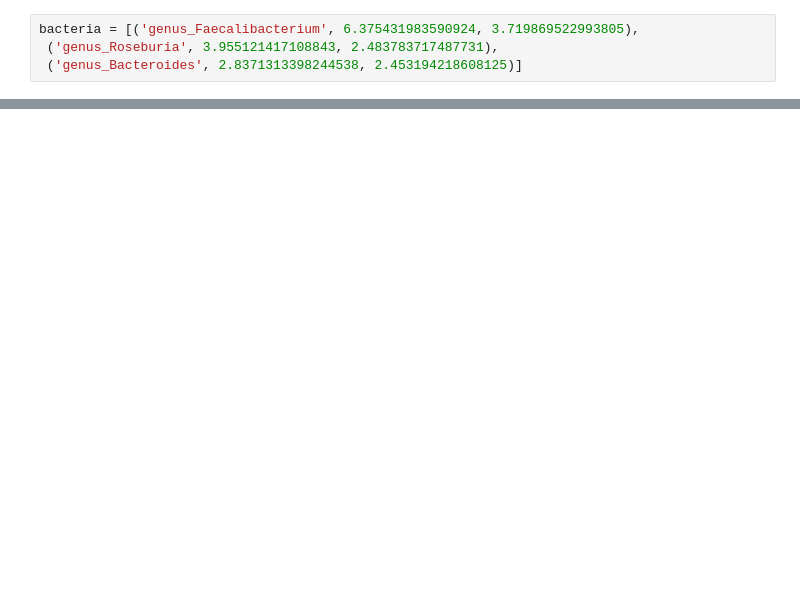
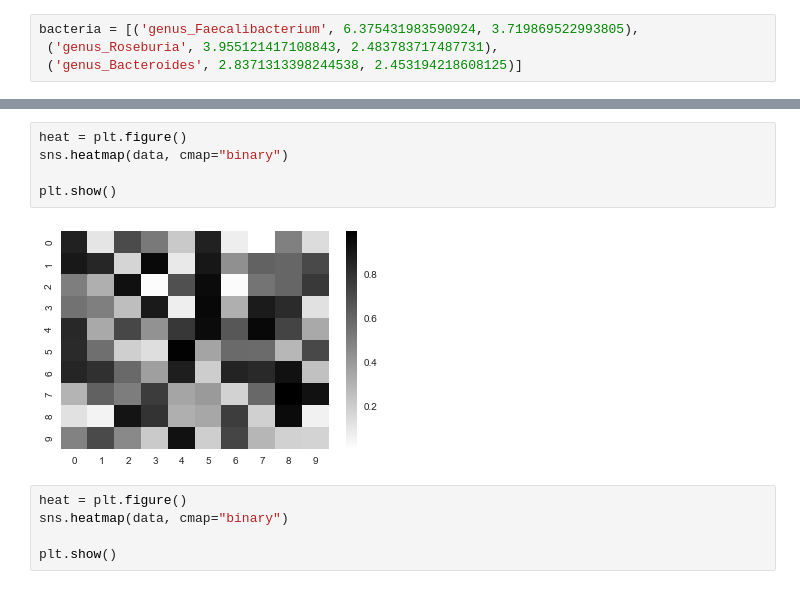
Before and after one commit to babinyurii/cheet_sheets, a Jupyter notebook: matplotlib_cheet_sheet.ipynb, the cells around one changed output, grey strips where cells are left out. Drawn from its saved outputs; the diff is of its cells as text; blank space fills up the shorter version.

```diff
--- a/matplotlib_cheet_sheet.ipynb
+++ b/matplotlib_cheet_sheet.ipynb
@@ -354,0 +384,12 @@ plt.show()
+# %%
+heat = plt.figure()
+sns.heatmap(data, cmap="binary")
+
+plt.show()
+# %% [output]
+[figure, added]
+# %%
+heat = plt.figure()
+sns.heatmap(data, cmap="binary")
+
+plt.show()
```
Also changed, not shown: parts of 39 cells of this notebook.
